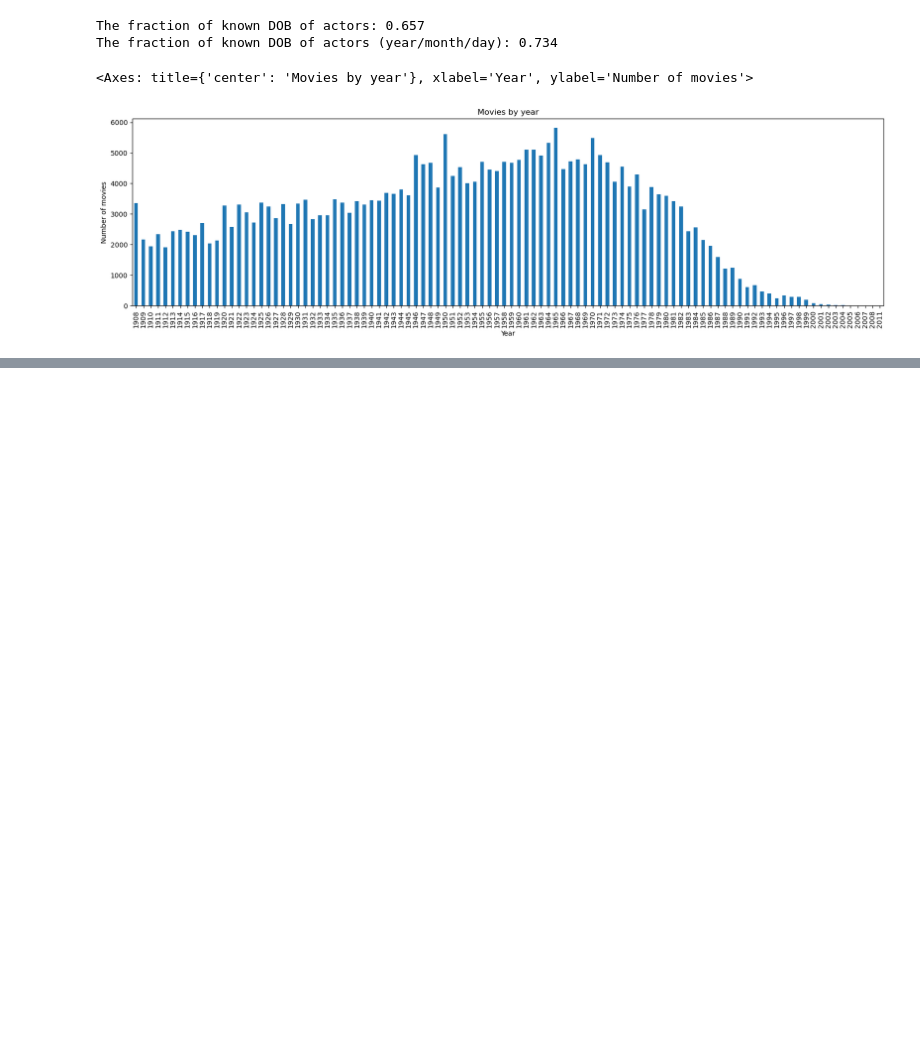
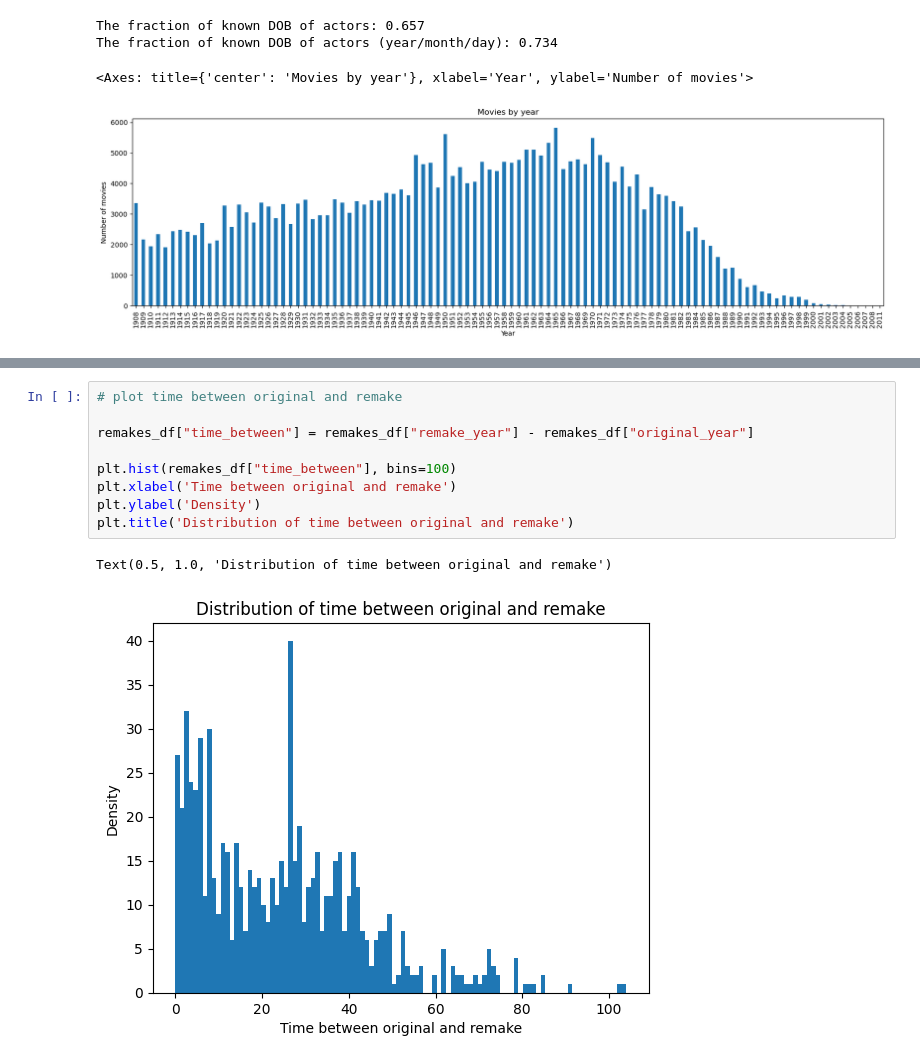
Before and after one commit to epfl-ada/ada-2024-project-madayam, a Jupyter notebook: notebooks/eda.ipynb, the cells around one changed output, grey strips where cells are left out. Drawn from its saved outputs; the diff is of its cells as text; blank space fills up the shorter version.

```diff
--- a/notebooks/eda.ipynb
+++ b/notebooks/eda.ipynb
@@ -384,0 +423,12 @@ The fraction of known DOB of actors (year/month/day): 0.734
+# %%
+# plot time between original and remake
+
+remakes_df["time_between"] = remakes_df["remake_year"] - remakes_df["original_year"]
+
+plt.hist(remakes_df["time_between"], bins=100)
+plt.xlabel('Time between original and remake')
+plt.ylabel('Density')
+plt.title('Distribution of time between original and remake')
+# %% [output]
+Text(0.5, 1.0, 'Distribution of time between original and remake')
+[figure, added]
```
Also changed, not shown: parts of 5 cells of this notebook, 1 other file.
